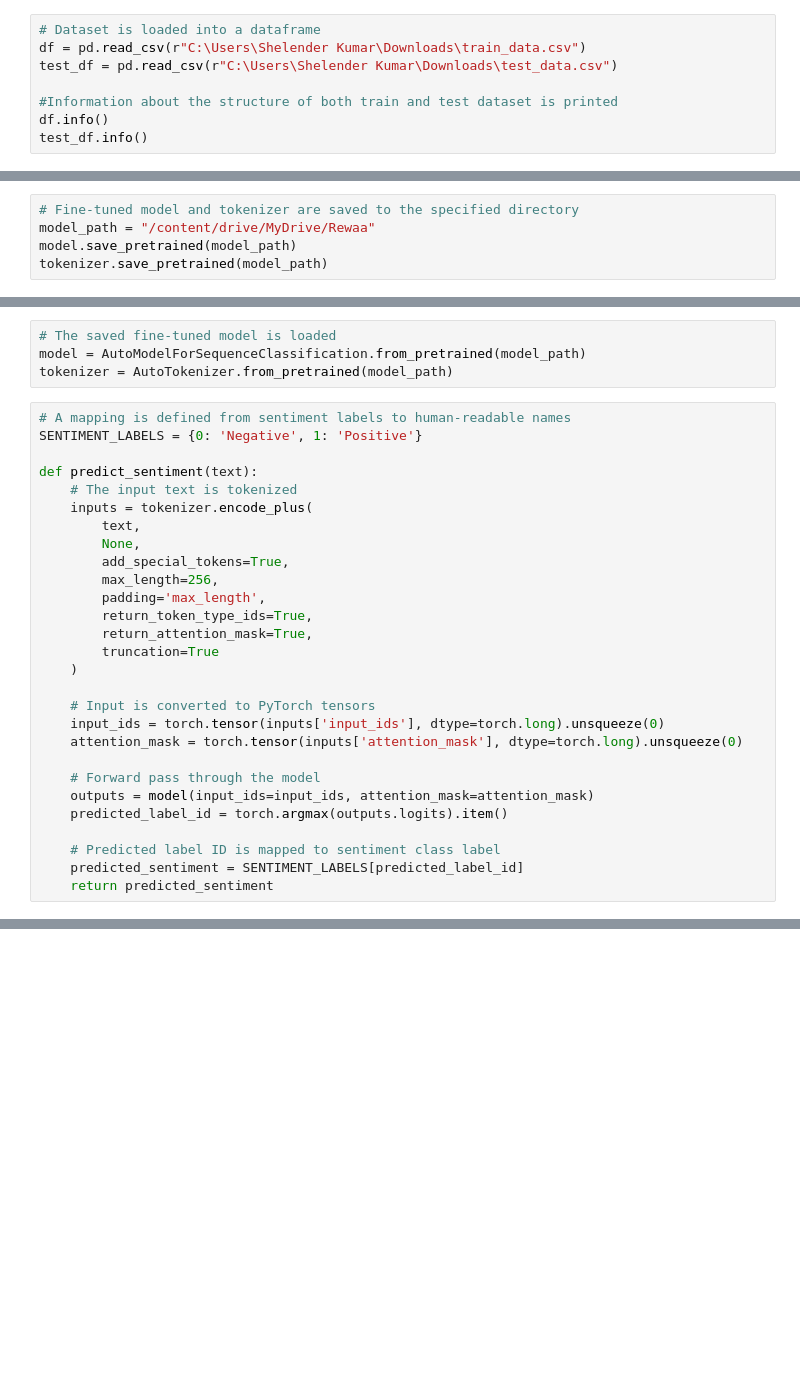
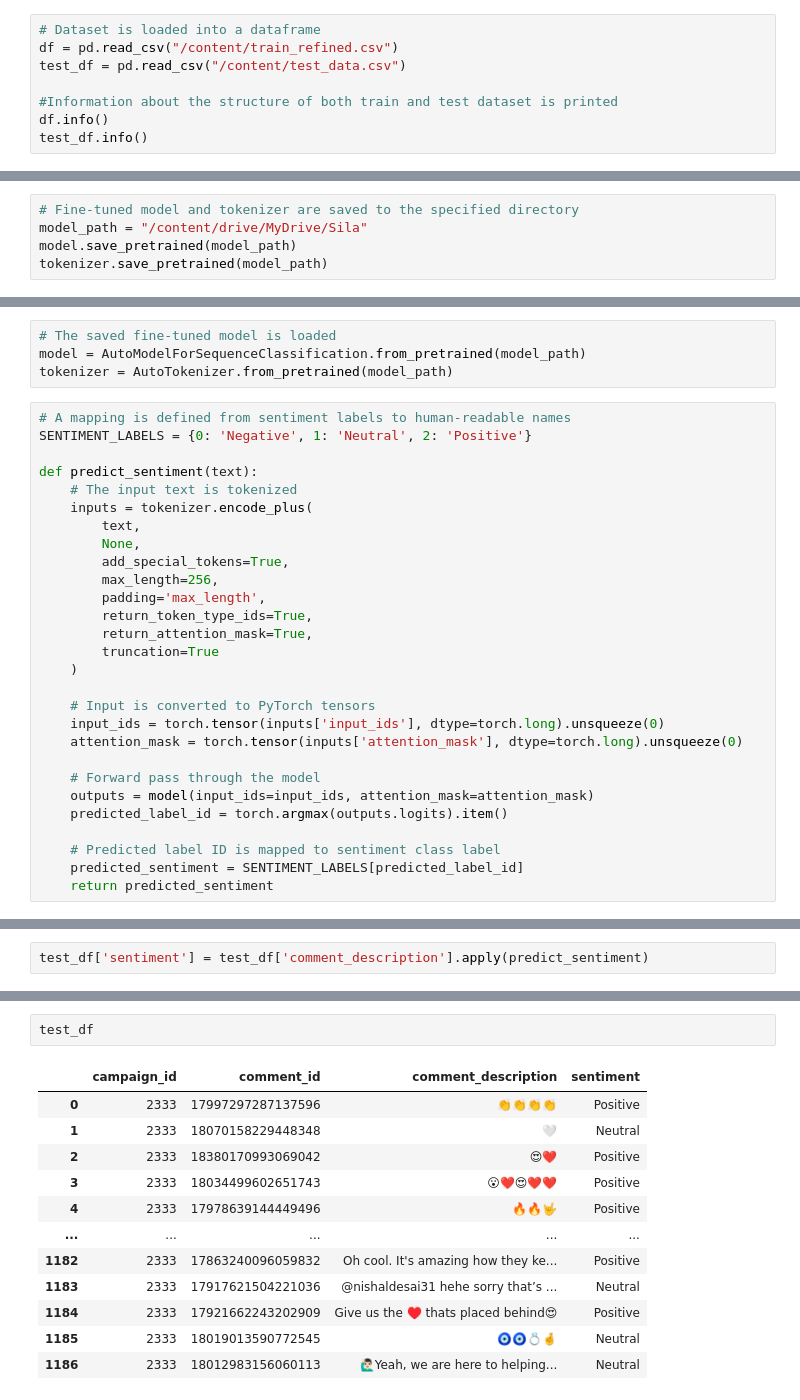
Before and after one commit to shelenderrkumar/Tweet-Sentiment-Analysis, a Jupyter notebook: notebooks/Sila_Assignment.ipynb, the cells around one changed output, grey strips where cells are left out. Saved outputs shown, nothing was run; the diff lists cells and outputs as text; blank space fills up the shorter version.

```diff
--- a/notebooks/Sila_Assignment.ipynb
+++ b/notebooks/Sila_Assignment.ipynb
@@ -54,8 +33,8 @@ To support symlinks on Windows, you either need to activate Developer Mode or to
 # **Data Preparation**
 # %%
 # Dataset is loaded into a dataframe
-df = pd.read_csv(r"C:\Users\Shelender Kumar\Downloads\train_data.csv")
-test_df = pd.read_csv(r"C:\Users\Shelender Kumar\Downloads\test_data.csv")
+df = pd.read_csv("/content/train_refined.csv")
+test_df = pd.read_csv("/content/test_data.csv")
 
 #Information about the structure of both train and test dataset is printed
 df.info()
@@ -235,5 +328,5 @@ drive.mount('/content/drive')
 # %%
 # Fine-tuned model and tokenizer are saved to the specified directory
-model_path = "/content/drive/MyDrive/Rewaa"
+model_path = "/content/drive/MyDrive/Sila"
 model.save_pretrained(model_path)
 tokenizer.save_pretrained(model_path)
@@ -245,7 +344,7 @@ model = AutoModelForSequenceClassification.from_pretrained(model_path)
 tokenizer = AutoTokenizer.from_pretrained(model_path)
 # %%
 # A mapping is defined from sentiment labels to human-readable names
-SENTIMENT_LABELS = {0: 'Negative', 1: 'Positive'}
+SENTIMENT_LABELS = {0: 'Negative', 1: 'Neutral', 2: 'Positive'}
 
 def predict_sentiment(text):
     # The input text is tokenized
@@ -279,0 +399,2 @@ print("Predicted Sentiment:", predicted_sentiment)
+# %%
+test_df['sentiment'] = test_df['comment_description'].apply(predict_sentiment)
@@ -279,0 +403,15 @@ print("Predicted Sentiment:", predicted_sentiment)
+# %%
+test_df
+# %% [output]
+|  | campaign_id | comment_id | comment_description | sentiment |
+| 0 | 2333 | 17997297287137596 | 👏👏👏👏 | Positive |
+| 1 | 2333 | 18070158229448348 | 🤍 | Neutral |
+| 2 | 2333 | 18380170993069042 | 😍❤️ | Positive |
+| 3 | 2333 | 18034499602651743 | 😮❤️😍❤️❤️ | Positive |
+| 4 | 2333 | 17978639144449496 | 🔥🔥🤟 | Positive |
+| ... | ... | ... | ... | ... |
+| 1182 | 2333 | 17863240096059832 | Oh cool. It's amazing how they ke... | Positive |
+| 1183 | 2333 | 17917621504221036 | @nishaldesai31 hehe sorry that’s ... | Neutral |
+| 1184 | 2333 | 17921662243202909 | Give us the ♥️ thats placed behind😍 | Positive |
+| 1185 | 2333 | 18019013590772545 | 🧿🧿💍🤞 | Neutral |
+| 1186 | 2333 | 18012983156060113 | 🙋🏻‍♂️Yeah, we are here to helping... | Neutral |
```
Also changed, not shown: parts of 24 cells of this notebook, 3 other files.
